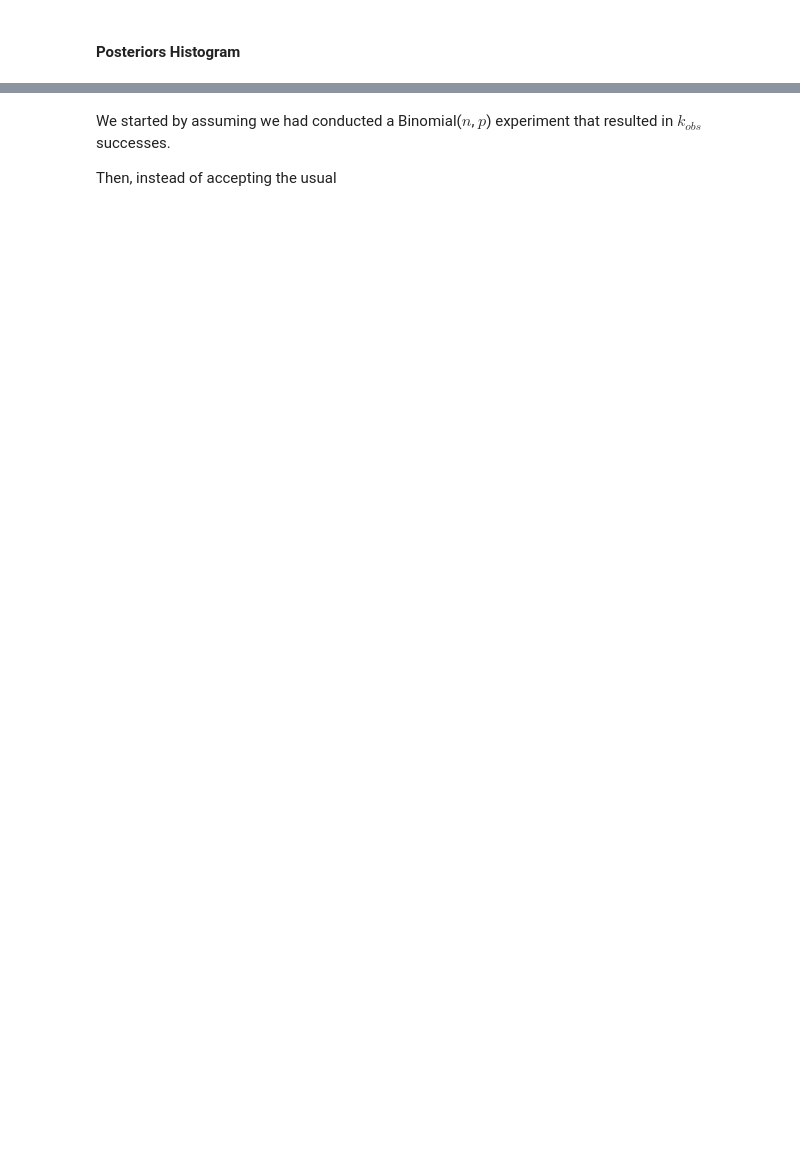
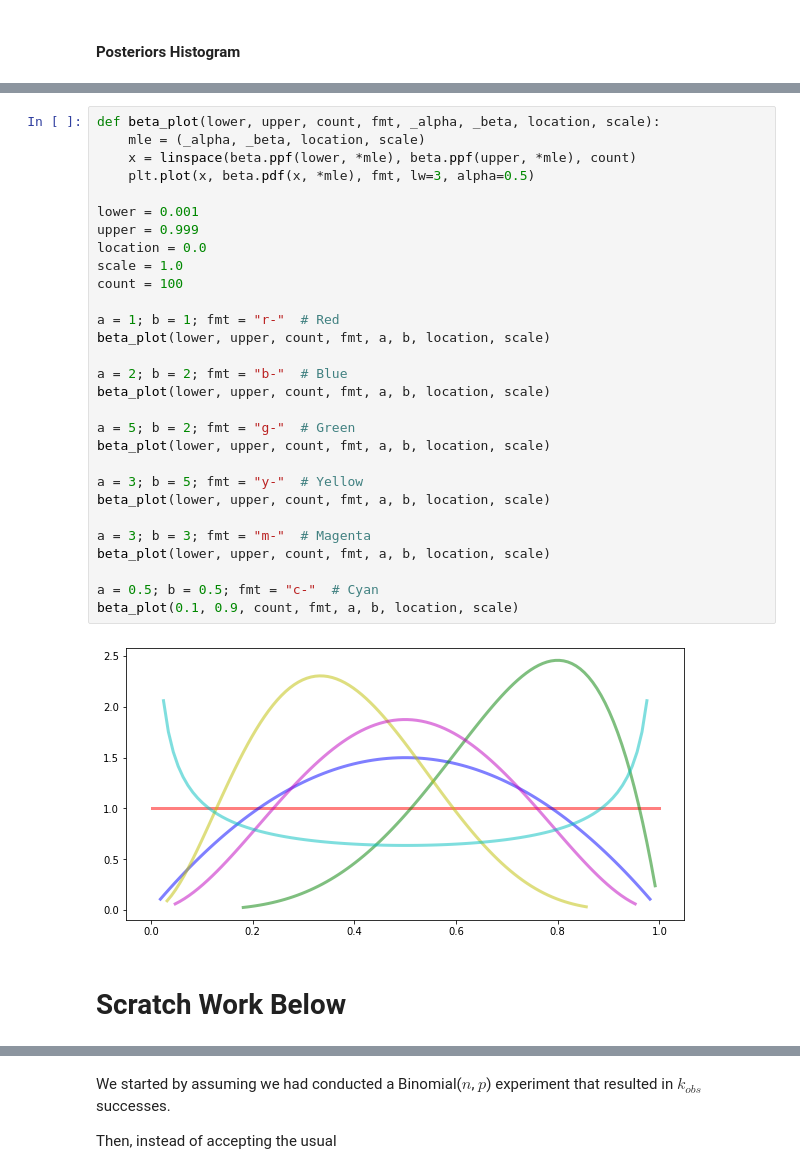
Before and after one commit to alreich/ipython-notebooks, a Jupyter notebook: Bayesian_Data_Analysis_v2.ipynb, the cells around one changed output, grey strips where cells are left out. Drawn from its saved outputs; the diff is of its cells as text; blank space fills up the shorter version.

```diff
--- a/Bayesian_Data_Analysis_v2.ipynb
+++ b/Bayesian_Data_Analysis_v2.ipynb
@@ -109,0 +201,33 @@ _ = plt.hist(posteriors, bins=hbins, density=True, alpha=0.5)
+# %%
+def beta_plot(lower, upper, count, fmt, _alpha, _beta, location, scale):
+    mle = (_alpha, _beta, location, scale)
+    x = linspace(beta.ppf(lower, *mle), beta.ppf(upper, *mle), count)
+    plt.plot(x, beta.pdf(x, *mle), fmt, lw=3, alpha=0.5)
+
+lower = 0.001
+upper = 0.999
+location = 0.0
+scale = 1.0
+count = 100
+
+a = 1; b = 1; fmt = "r-"  # Red
+beta_plot(lower, upper, count, fmt, a, b, location, scale)
+
+a = 2; b = 2; fmt = "b-"  # Blue
+beta_plot(lower, upper, count, fmt, a, b, location, scale)
+
+a = 5; b = 2; fmt = "g-"  # Green
+beta_plot(lower, upper, count, fmt, a, b, location, scale)
+
+a = 3; b = 5; fmt = "y-"  # Yellow
+beta_plot(lower, upper, count, fmt, a, b, location, scale)
+
+a = 3; b = 3; fmt = "m-"  # Magenta
+beta_plot(lower, upper, count, fmt, a, b, location, scale)
+
+a = 0.5; b = 0.5; fmt = "c-"  # Cyan
+beta_plot(0.1, 0.9, count, fmt, a, b, location, scale)
+# %% [output]
+[figure, added]
+# %% [markdown]
+# Scratch Work Below
```
Also changed, not shown: parts of 31 cells of this notebook.
